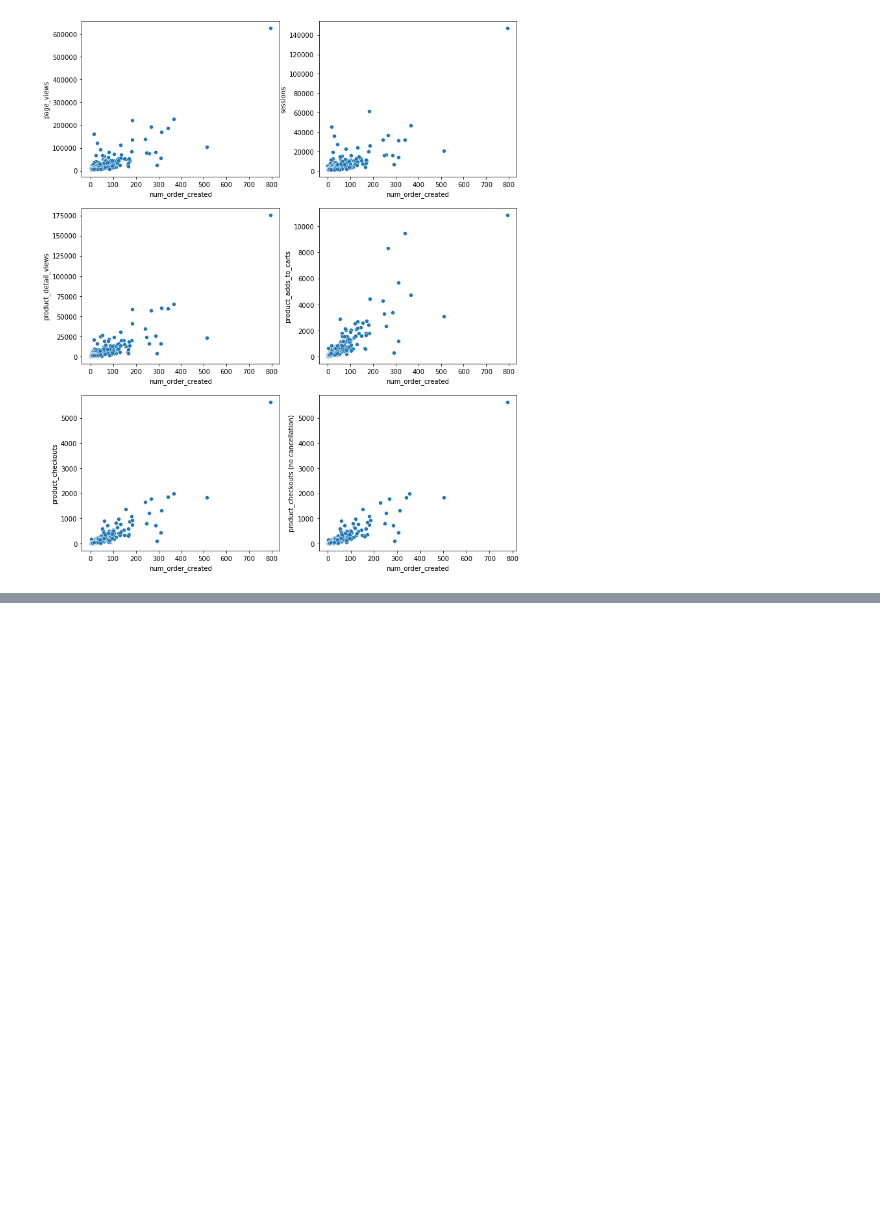
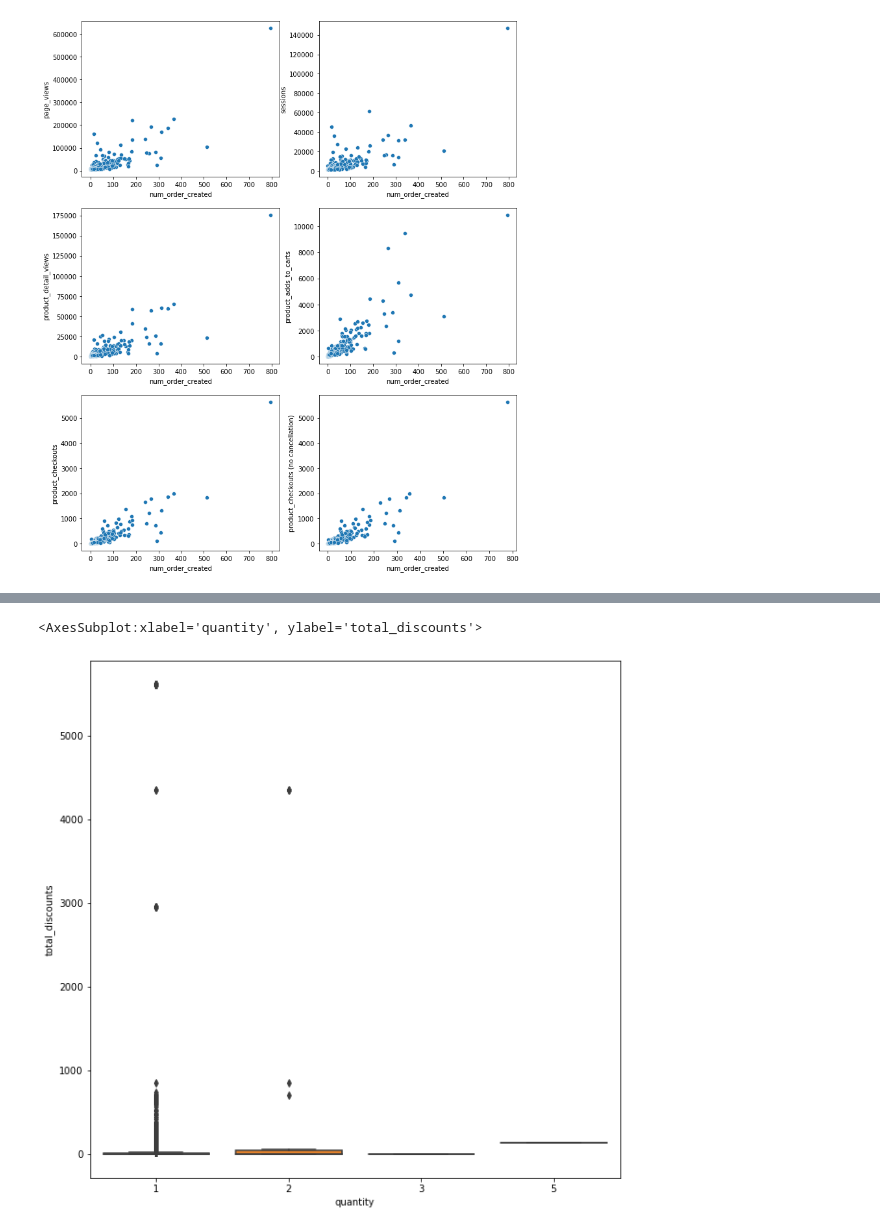
Before and after one commit to ryq99/Use_Case_Backlogs, a Jupyter notebook: ecommerce-project.ipynb, the cells around one changed output, grey strips where cells are left out. Drawn from its saved outputs; the diff is of its cells as text; code cells hidden in the pictures; blank space fills up the shorter version.

```diff
--- a/ecommerce-project.ipynb
+++ b/ecommerce-project.ipynb
@@ -164,5 +212,11 @@ sns.heatmap(np.round(prod_by_t.drop(columns=['ord_created_at']).corr(), 3), anno
 # %%
 # 3. How’s the sales of different products with discount? Does the discount promote sales?
+# In general
+plt.figure(figsize=(10, 10))
+sns.boxplot(data=prod_order.loc[lambda x: x['product_type'] == 'Top'], y='total_discounts', x='quantity')
+# %% [output]
+<AxesSubplot:xlabel='quantity', ylabel='total_discounts'>
+[figure, added]
 # %%
 # 4. Dig more into the data and gain more insights, you can choose some E-commerce metrics or analysis (e.g. churn rate, conversion rate, retention rate, RFM analysis).
 # %%
```
Also changed, not shown: parts of 8 cells of this notebook.
